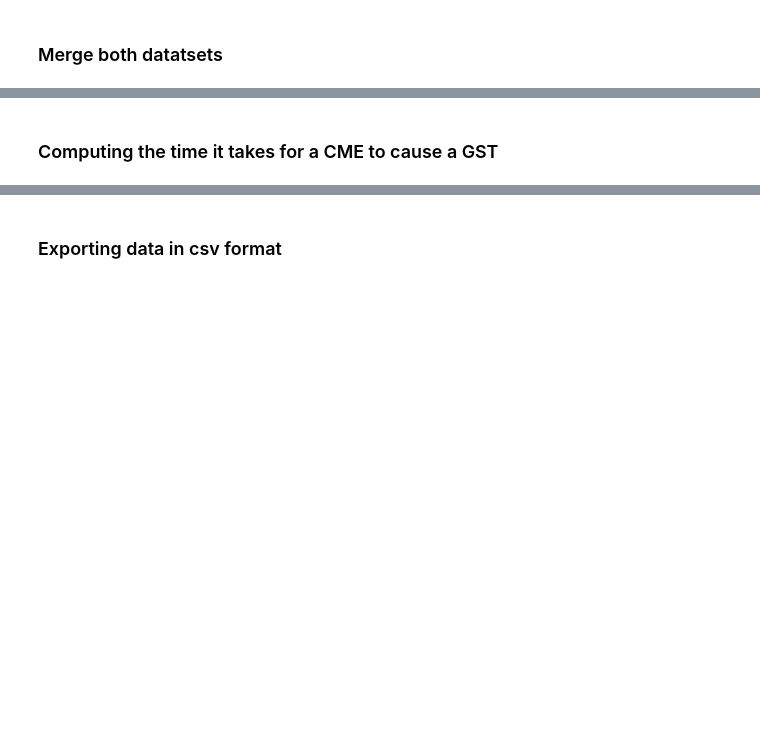
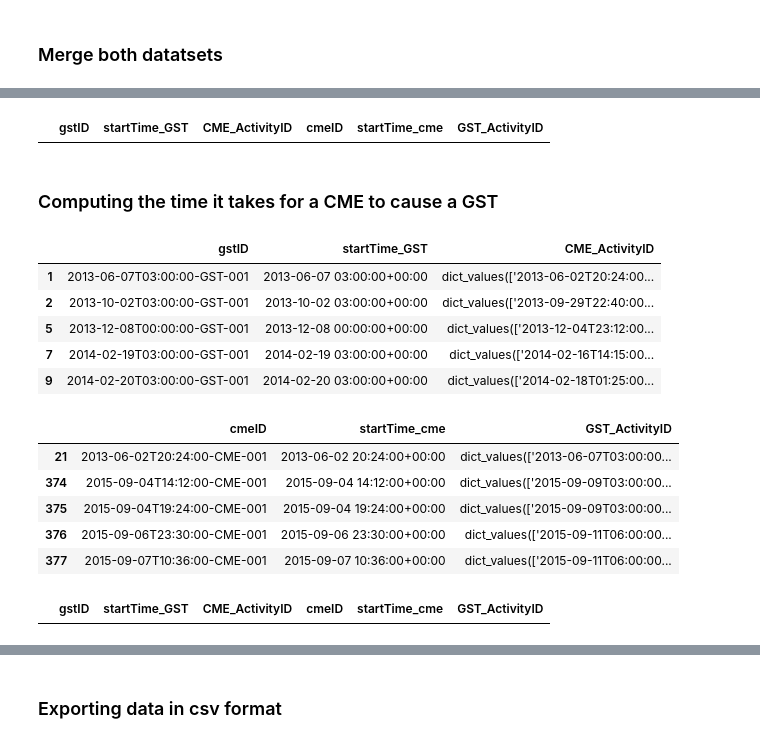
Before and after one commit to S-V-Woods/data-sourcing-challenge, a Jupyter notebook: Starter_Code/retrieve_data.ipynb, the cells around one changed output, grey strips where cells are left out. Cells and saved outputs as stored; diff of their text form; code cells hidden in the pictures; blank space fills up the shorter version.

Commit message:
timeDiff

```diff
--- a/Starter_Code/retrieve_data.ipynb
+++ b/Starter_Code/retrieve_data.ipynb
@@ -526,8 +526,6 @@ Data columns (total 4 columns):
  3   CME_ActivityID  248 non-null    object
 dtypes: object(4)
 memory usage: 7.9+ KB
-# %%
-gst = gst.rename(columns={'startTime_GST':'startTime'})
 # %%
 # Convert the 'CME_ActivityID' column to string format
 gst['CME_ActivityID'] = gst['CME_ActivityID'].astype(str)
@@ -586,4 +608,26 @@ TypeError: merge() missing 1 required positional argument: 'right'
+# %%
+merged_df.head()
+# %% [output]
+|  | gstID | startTime_GST | CME_ActivityID | cmeID | startTime_cme | GST_ActivityID |
 # %% [markdown]
 ### Computing the time it takes for a CME to cause a GST
+# %%
+display(gst.head())
+display((cme_filtered_df).head())
+display(gst.merge(cme_filtered_df, left_on=['gstID', 'CME_ActivityID'], right_on=['GST_ActivityID','cmeID'], how = i))
+# %% [output]
+|  | gstID | startTime_GST | CME_ActivityID |
+| 1 | 2013-06-07T03:00:00-GST-001 | 2013-06-07 03:00:00+00:00 | dict_values(['2013-06-02T20:24:00... |
+| 2 | 2013-10-02T03:00:00-GST-001 | 2013-10-02 03:00:00+00:00 | dict_values(['2013-09-29T22:40:00... |
+| 5 | 2013-12-08T00:00:00-GST-001 | 2013-12-08 00:00:00+00:00 | dict_values(['2013-12-04T23:12:00... |
+| 7 | 2014-02-19T03:00:00-GST-001 | 2014-02-19 03:00:00+00:00 | dict_values(['2014-02-16T14:15:00... |
+| 9 | 2014-02-20T03:00:00-GST-001 | 2014-02-20 03:00:00+00:00 | dict_values(['2014-02-18T01:25:00... |
+|  | cmeID | startTime_cme | GST_ActivityID |
+| 21 | 2013-06-02T20:24:00-CME-001 | 2013-06-02 20:24:00+00:00 | dict_values(['2013-06-07T03:00:00... |
+| 374 | 2015-09-04T14:12:00-CME-001 | 2015-09-04 14:12:00+00:00 | dict_values(['2015-09-09T03:00:00... |
+| 375 | 2015-09-04T19:24:00-CME-001 | 2015-09-04 19:24:00+00:00 | dict_values(['2015-09-09T03:00:00... |
+| 376 | 2015-09-06T23:30:00-CME-001 | 2015-09-06 23:30:00+00:00 | dict_values(['2015-09-11T06:00:00... |
+| 377 | 2015-09-07T10:36:00-CME-001 | 2015-09-07 10:36:00+00:00 | dict_values(['2015-09-11T06:00:00... |
+|  | gstID | startTime_GST | CME_ActivityID | cmeID | startTime_cme | GST_ActivityID |
 # %%
 # Compute the time diff between startTime_GST and startTime_CME by creating a new column called `timeDiff`.
```
Also changed, not shown: parts of 8 cells of this notebook.
